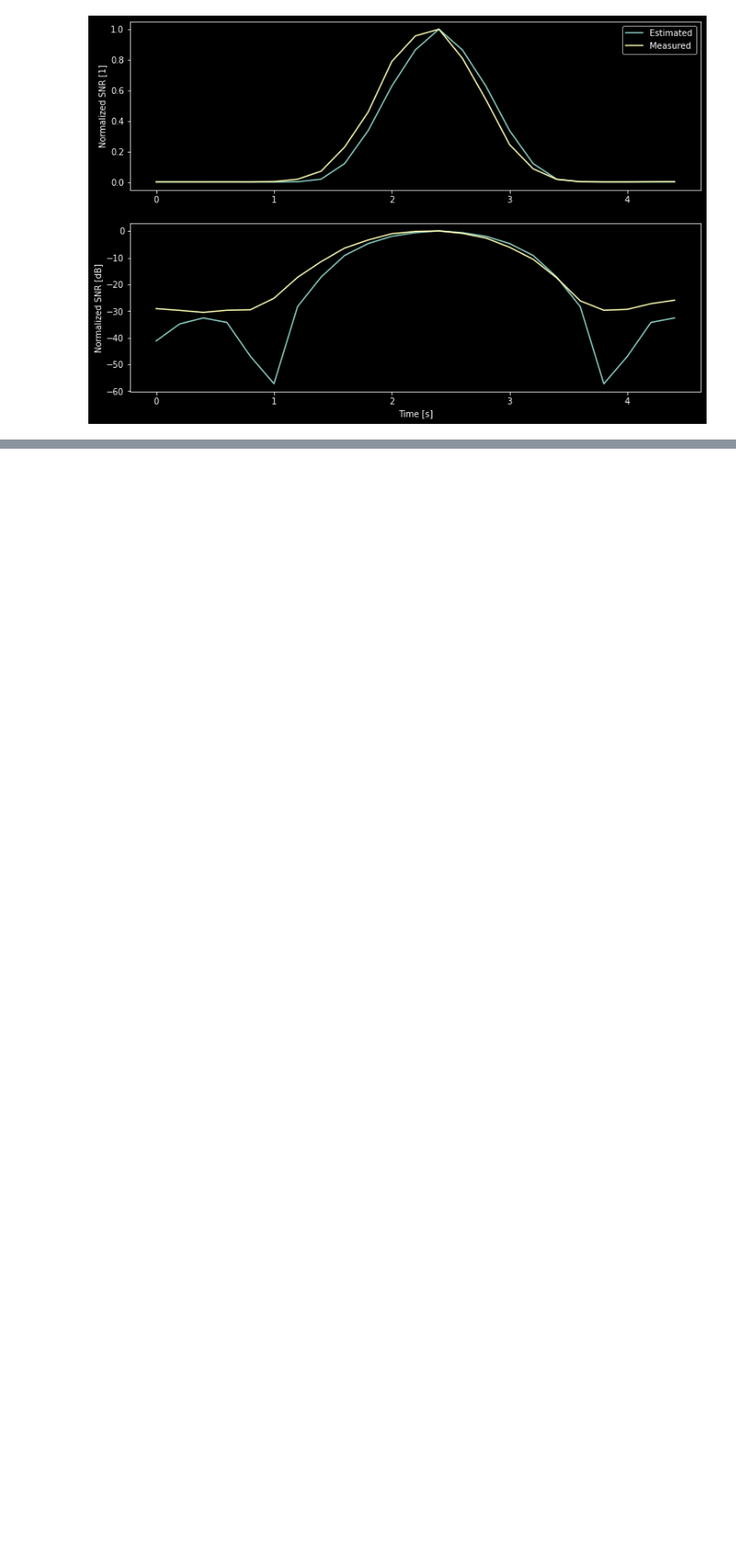
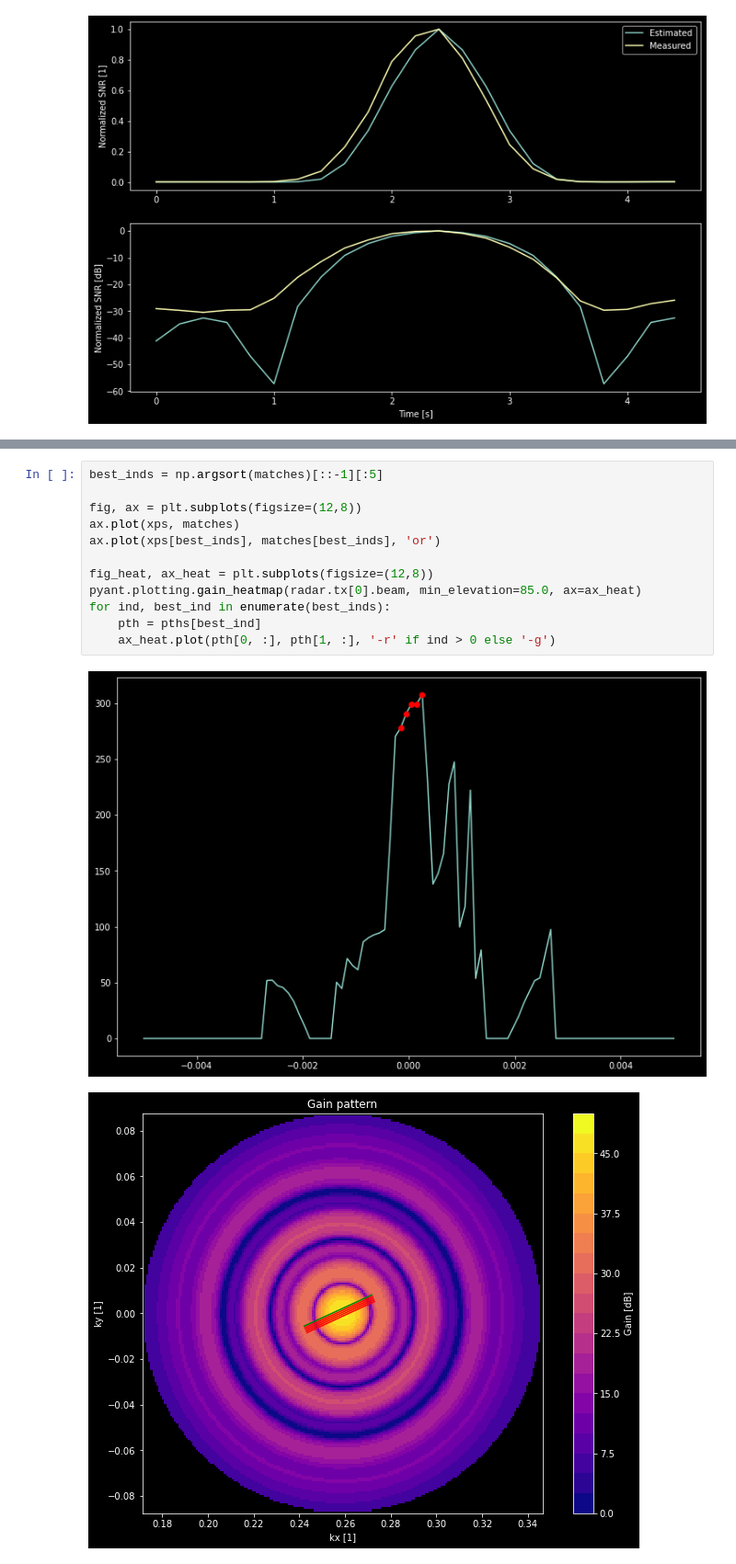
Before and after one commit to jvierine/antisat_analysis, a Jupyter notebook: projects/test_find_rcs.ipynb, the cells around one changed output, grey strips where cells are left out. Shown at 92% size. Saved outputs shown, nothing was run; the diff lists cells and outputs as text; blank space fills up the shorter version.

```diff
--- a/projects/test_find_rcs.ipynb
+++ b/projects/test_find_rcs.ipynb
@@ -641,0 +605,15 @@ array([[-0.15095173, -0.15113368, -0.15131562, -0.15149755, -0.15167948,
+# %%
+best_inds = np.argsort(matches)[::-1][:5]
+
+fig, ax = plt.subplots(figsize=(12,8))
+ax.plot(xps, matches)
+ax.plot(xps[best_inds], matches[best_inds], 'or')
+
+fig_heat, ax_heat = plt.subplots(figsize=(12,8))
+pyant.plotting.gain_heatmap(radar.tx[0].beam, min_elevation=85.0, ax=ax_heat)
+for ind, best_ind in enumerate(best_inds):
+    pth = pths[best_ind]
+    ax_heat.plot(pth[0, :], pth[1, :], '-r' if ind > 0 else '-g')
+# %% [output]
+[figure, added]
+[figure, added]
```
Also changed, not shown: parts of 15 cells of this notebook, 3 other files.
